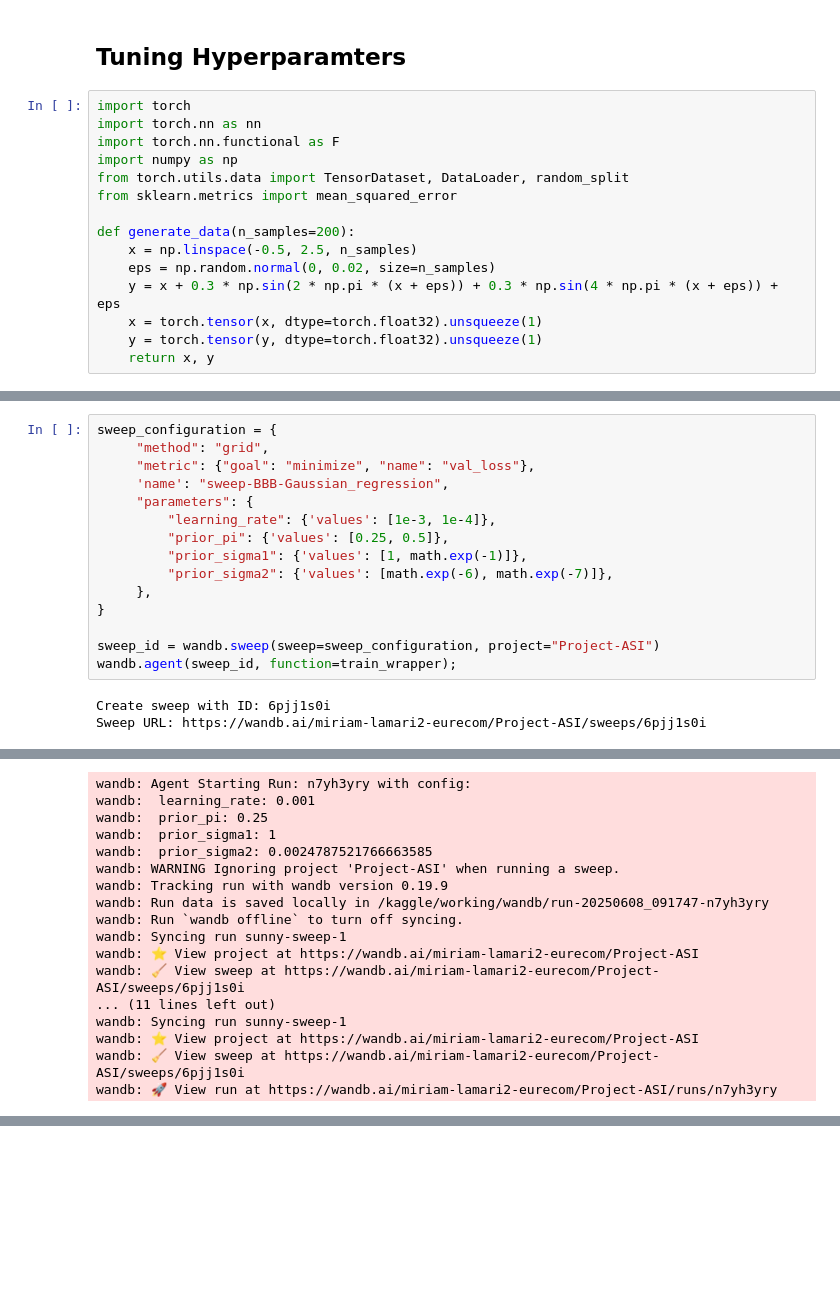
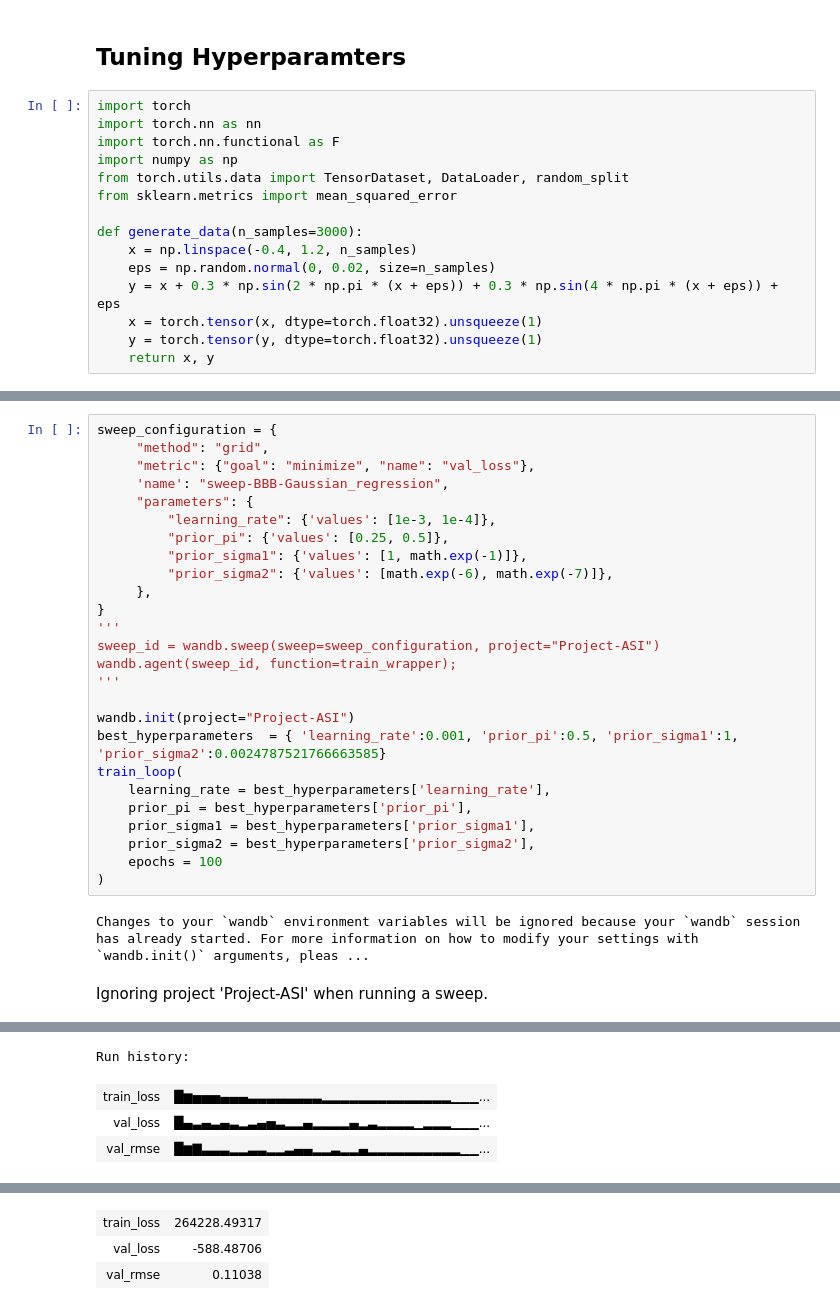
Before and after one commit to miriam-16/asi-weight-uncertainty-nn, a Jupyter notebook: project-weight-uncertainty-in-neural-networks-regression.ipynb, the cells around one changed output, grey strips where cells are left out. Saved outputs shown, nothing was run; the diff lists cells and outputs as text; blank space fills up the shorter version.

```diff
--- a/project-weight-uncertainty-in-neural-networks-regression.ipynb
+++ b/project-weight-uncertainty-in-neural-networks-regression.ipynb
@@ -293,8 +288,8 @@ import numpy as np
 from torch.utils.data import TensorDataset, DataLoader, random_split
 from sklearn.metrics import mean_squared_error
 
-def generate_data(n_samples=200):
-    x = np.linspace(-0.5, 2.5, n_samples)
+def generate_data(n_samples=3000):
+    x = np.linspace(-0.4, 1.2, n_samples)
     eps = np.random.normal(0, 0.02, size=n_samples)
     y = x + 0.3 * np.sin(2 * np.pi * (x + eps)) + 0.3 * np.sin(4 * np.pi * (x + eps)) + eps
     x = torch.tensor(x, dtype=torch.float32).unsqueeze(1)
@@ -430,9 +496,20 @@ sweep_configuration = {
          "prior_sigma2": {'values': [math.exp(-6), math.exp(-7)]},
      },
 }
-
+'''
 sweep_id = wandb.sweep(sweep=sweep_configuration, project="Project-ASI")
 wandb.agent(sweep_id, function=train_wrapper);
+'''
+
+wandb.init(project="Project-ASI")
+best_hyperparameters  = { 'learning_rate':0.001, 'prior_pi':0.5, 'prior_sigma1':1, 'prior_sigma2':0.0024787521766663585}
+train_loop(
+    learning_rate = best_hyperparameters['learning_rate'],
+    prior_pi = best_hyperparameters['prior_pi'],
+    prior_sigma1 = best_hyperparameters['prior_sigma1'],
+    prior_sigma2 = best_hyperparameters['prior_sigma2'],
+    epochs = 100
+)
 # %% [output]
-Create sweep with ID: 6pjj1s0i
-Sweep URL: https://wandb.ai/miriam-lamari2-eurecom/Project-ASI/sweeps/6pjj1s0i
+Changes to your `wandb` environment variables will be ignored because your `wandb` session has already started. For more information on how to modify your settings with `wandb.init()` arguments, pleas ...
+Ignoring project 'Project-ASI' when running a sweep.
@@ -439,17 +517,4 @@ Sweep URL: https://wandb.ai/miriam-lamari2-eurecom/Project-ASI/sweeps/6pjj1s0i
-wandb: Agent Starting Run: n7yh3yry with config:
-wandb:  learning_rate: 0.001
-wandb:  prior_pi: 0.25
-wandb:  prior_sigma1: 1
-wandb:  prior_sigma2: 0.0024787521766663585
-wandb: WARNING Ignoring project 'Project-ASI' when running a sweep.
-wandb: Tracking run with wandb version 0.19.9
-wandb: Run data is saved locally in /kaggle/working/wandb/run-20250608_091747-n7yh3yry
-wandb: Run `wandb offline` to turn off syncing.
-wandb: Syncing run sunny-sweep-1
-wandb: ⭐️ View project at https://wandb.ai/miriam-lamari2-eurecom/Project-ASI
-wandb: 🧹 View sweep at https://wandb.ai/miriam-lamari2-eurecom/Project-ASI/sweeps/6pjj1s0i
-... (11 lines left out)
-wandb: Syncing run sunny-sweep-1
-wandb: ⭐️ View project at https://wandb.ai/miriam-lamari2-eurecom/Project-ASI
-wandb: 🧹 View sweep at https://wandb.ai/miriam-lamari2-eurecom/Project-ASI/sweeps/6pjj1s0i
-wandb: 🚀 View run at https://wandb.ai/miriam-lamari2-eurecom/Project-ASI/runs/n7yh3yry
+Run history:
+| train_loss | █▆▅▅▅▄▄▄▃▃▃▃▃▃▃▃▂▂▂▂▂▂▂▂▂▂▂▂▂▂▁▁▁... |
+| val_loss | █▄▃▄▃▄▃▂▃▄▅▃▂▂▄▂▂▂▂▄▂▃▂▂▂▂▁▂▂▂▁▁▁... |
+| val_rmse | █▆▇▃▃▃▂▂▃▃▂▂▃▄▄▂▂▃▂▂▄▂▂▂▂▂▂▂▂▂▂▁▁... |
@@ -472,0 +522,3 @@ Epoch 100/100 | Train Loss: 9402503.94 | Val Loss: 1252236.62 | Val RMSE: 0.3642
+| train_loss | 264228.49317 |
+| val_loss | -588.48706 |
+| val_rmse | 0.11038 |
```
Also changed, not shown: parts of 4 cells of this notebook.
